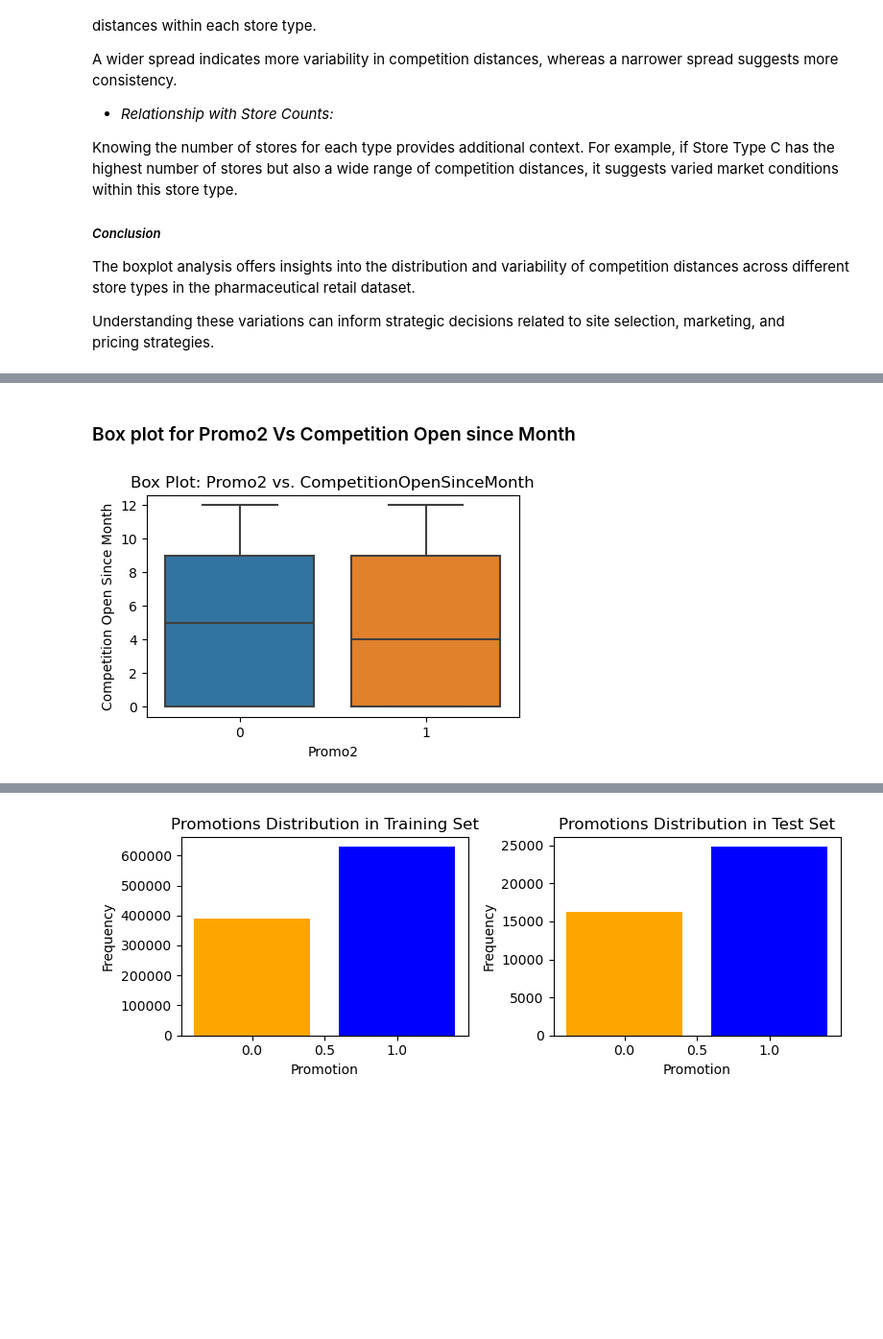
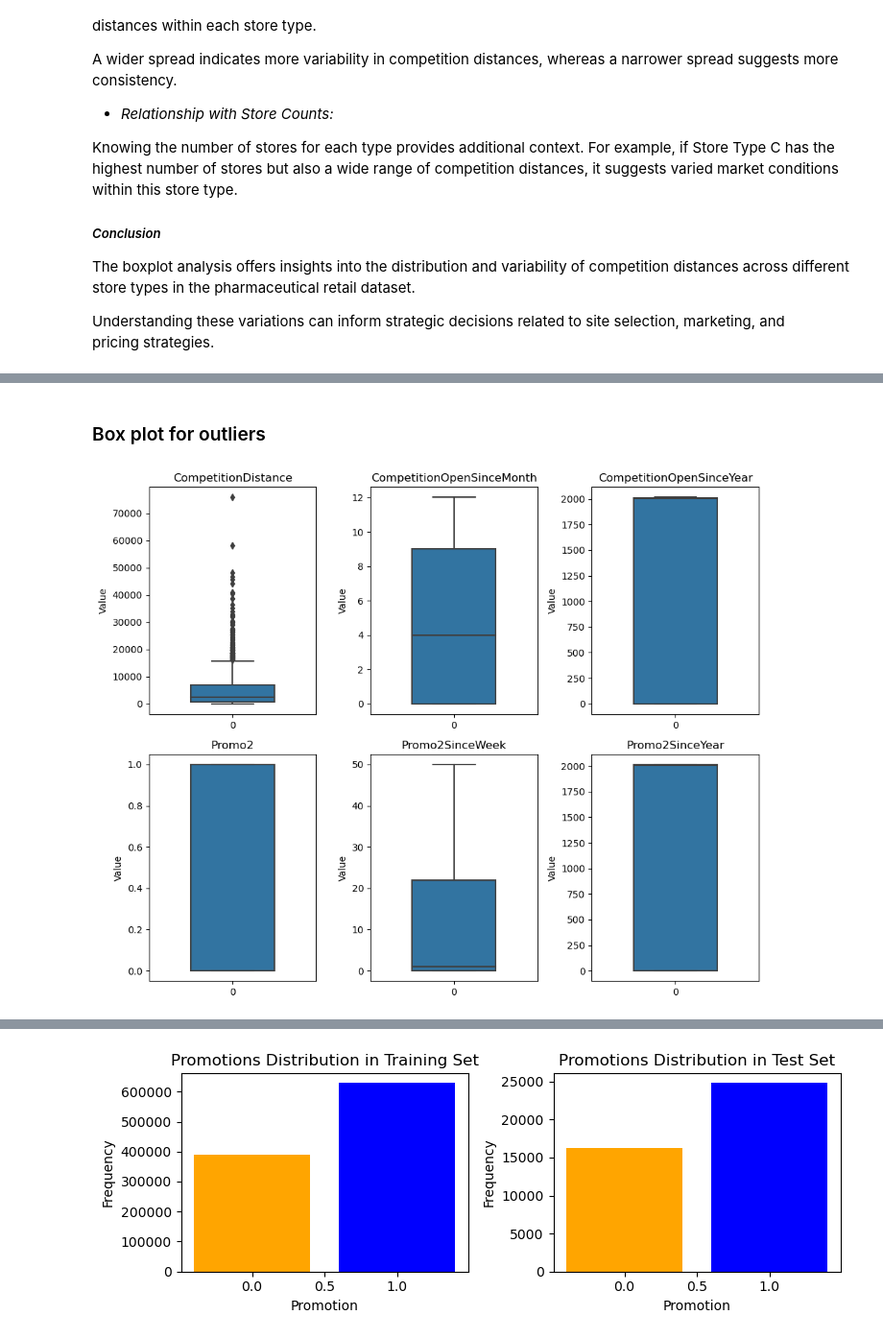
Before and after one commit to Hemamagam/Project-6--Pharmaceutical-Sale-Prediction-, a Jupyter notebook: Task1_purchase_behaviour.ipynb, the cells around one changed output, grey strips where cells are left out. Shown at 96% size. Drawn from its saved outputs; the diff is of its cells as text; code cells hidden in the pictures; blank space fills up the shorter version.

```diff
--- a/Task1_purchase_behaviour.ipynb
+++ b/Task1_purchase_behaviour.ipynb
@@ -829,0 +979,16 @@ Understanding these variations can inform strategic decisions related to site se
+# %%
+numerical_variable = ['CompetitionDistance', 'CompetitionOpenSinceMonth', 'CompetitionOpenSinceYear', 'Promo2', 'Promo2SinceWeek', 'Promo2SinceYear']
+
+outliers = pd.DataFrame()
+
+for var in numerical_variable:
+    Q1 = pharma_store[var].quantile(0.25)
+    Q3 = pharma_store[var].quantile(0.75)
+    IQR = Q3 - Q1
+    lower_bound = Q1 - 1.5 * IQR
+    upper_bound = Q3 + 1.5 * IQR
+
+    var_outliers = pharma_store[(pharma_store[var] < lower_bound) | (pharma_store[var] > upper_bound)]
+    outliers = pd.concat([outliers, var_outliers])
+
+outliers
@@ -829,0 +1011,16 @@ Understanding these variations can inform strategic decisions related to site se
+# %%
+outliers_count = {}
+
+for var in numerical_variable:
+    Q1 = pharma_store[var].quantile(0.25)
+    Q3 = pharma_store[var].quantile(0.75)
+    IQR = Q3 - Q1
+    lower_bound = Q1 - 1.5 * IQR
+    upper_bound = Q3 + 1.5 * IQR
+
+    var_outliers = pharma_store[(pharma_store[var] < lower_bound) | (pharma_store[var] > upper_bound)]
+    outliers_count[var] = len(var_outliers)
+
+print("Outliers counts:")
+for var, count in outliers_count.items():
+    print(f"{var}: {count}")
@@ -830,11 +1051,14 @@ Understanding these variations can inform strategic decisions related to site se
 # %% [markdown]
-### Box plot for Promo2 Vs Competition Open since Month
+### Box plot for outliers
-# %%
-plt.figure(figsize=(5, 3))
-sns.boxplot(x='Promo2', y='CompetitionOpenSinceMonth', data=pharma_store)
-plt.title('Box Plot: Promo2 vs. CompetitionOpenSinceMonth')
-plt.xlabel('Promo2')
-plt.ylabel('Competition Open Since Month')
-plt.show()
-# %% [output]
-[figure, removed]
+# %%
+plt.figure(figsize=(10, 8))
+for i, var in enumerate(numerical_variable, 1):
+    plt.subplot(2, 3, i)
+    sns.boxplot(data=pharma_store[var], orient="v", width=0.5)
+    plt.title(var)
+    plt.ylabel("Value")
+
+plt.tight_layout()
+plt.show()
+# %% [output]
+[figure, added]
```
Also changed, not shown: parts of 18 cells of this notebook.
